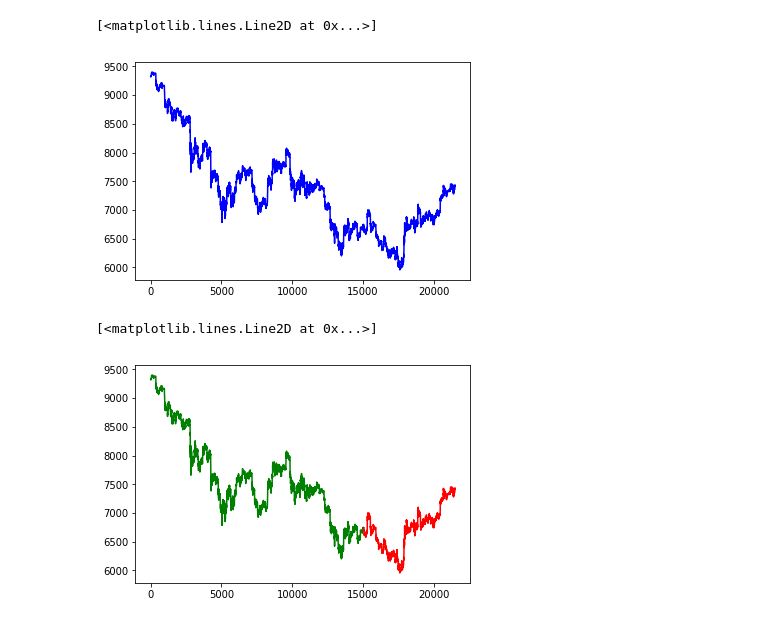
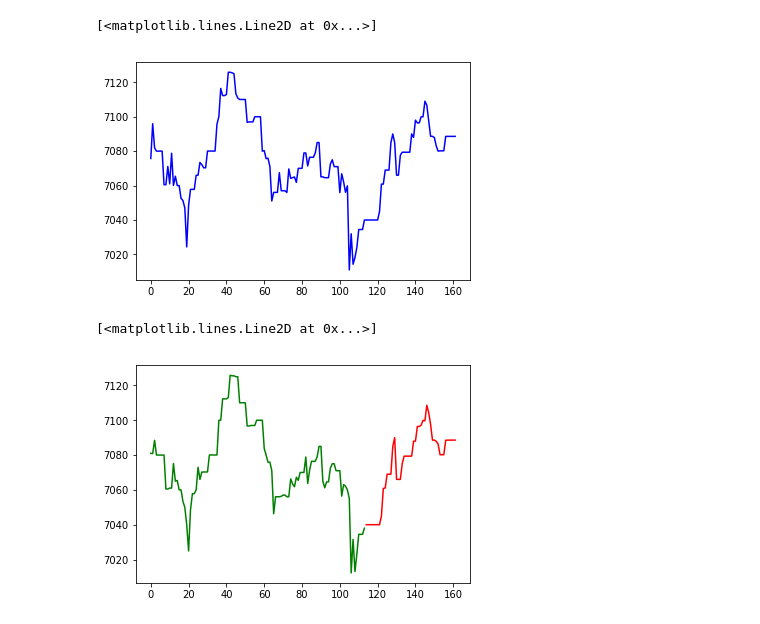
Before and after one commit to scristofari/bitcoin-challenge, a Jupyter notebook: BitCoin Challenge.ipynb, the cells around one changed output. Saved outputs shown, nothing was run; the diff lists cells and outputs as text; code cells hidden in the pictures.

```diff
--- a/BitCoin Challenge.ipynb
+++ b/BitCoin Challenge.ipynb
@@ -1,8 +1,12 @@
 # %%
 %matplotlib inline
+%load_ext autoreload
+%autoreload 2
+
 import matplotlib.pyplot as plt
 from bitcoin.db import get_all_data
 import numpy as np
 
 df = get_all_data()
+df = df[df['order_book_bids_price'] > 0].reset_index()
 # %% [output]
@@ -42,15 +55,15 @@ df.corr()
 plt.plot(df['close'], 'b')
 # %% [output]
 [<matplotlib.lines.Line2D at 0x...>]
-[figure, old version]
+[figure, new version]
 # %%
-max = df['close'].count()
+max = df['open'].count()
 limit = int(0.3 * max)
-plt.plot(df['close'][0:max - limit], 'g')
-plt.plot(df['close'][-limit:], 'r')
+plt.plot(df['open'][0:max - limit], 'g')
+plt.plot(df['open'][-limit:], 'r')
 # %% [output]
 [<matplotlib.lines.Line2D at 0x...>]
-[figure, old version]
+[figure, new version]
 # %%
 df.hist(figsize=(10,10))
 # %% [output]
```
Also changed, not shown: parts of 12 cells of this notebook, 5 other files.
